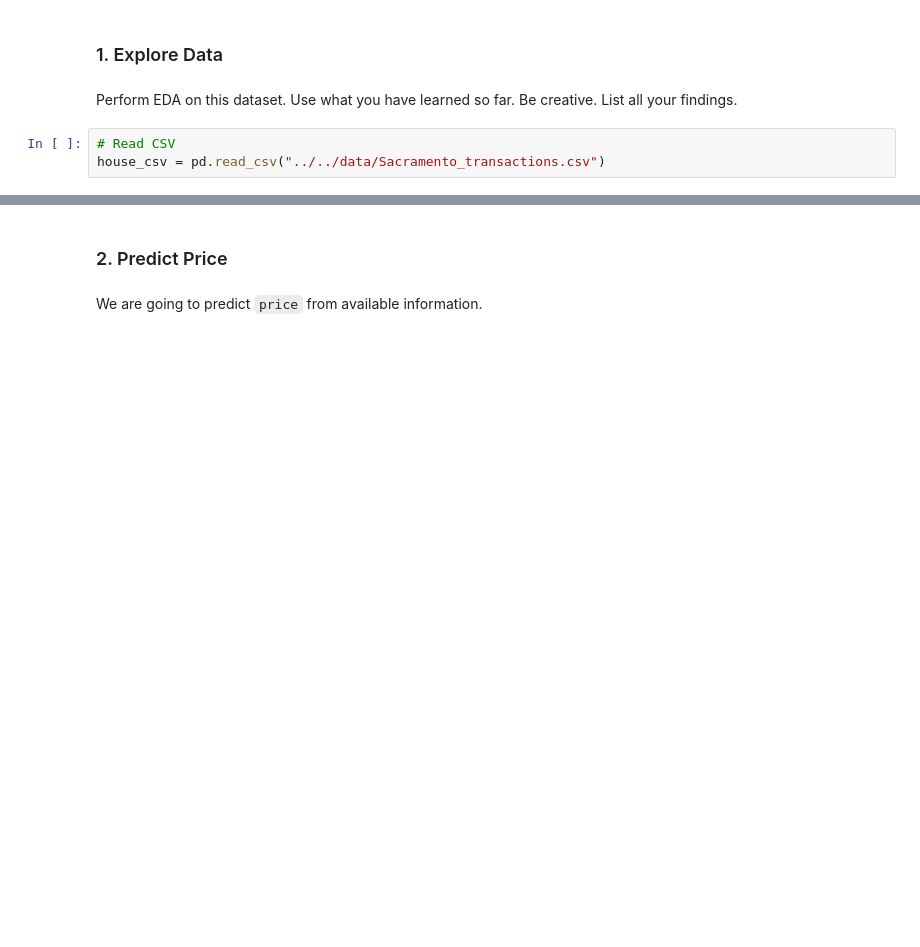
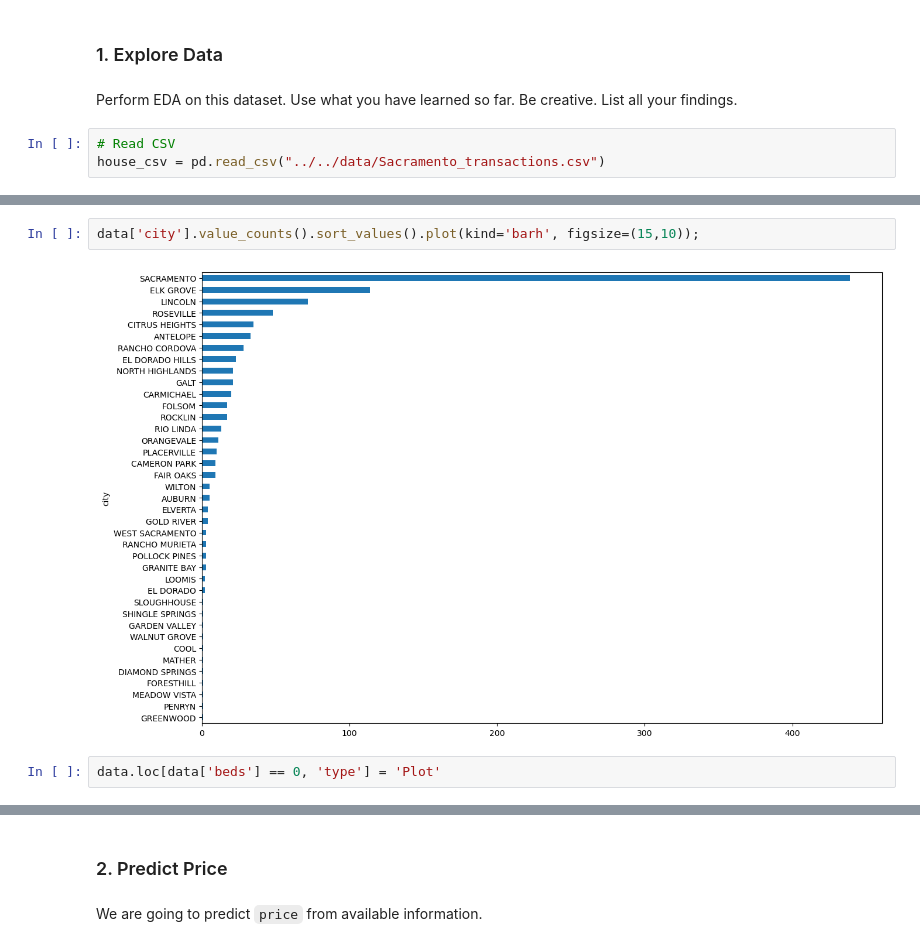
Before and after one commit to TinaDuong18/IOD, a Jupyter notebook: Module 4/Lab 4/IOD_Lab 4.1.1.ipynb, the cells around one changed output, grey strips where cells are left out. Saved outputs shown, nothing was run; the diff lists cells and outputs as text; blank space fills up the shorter version.

```diff
--- a/Module 4/Lab 4/IOD_Lab 4.1.1.ipynb
+++ b/Module 4/Lab 4/IOD_Lab 4.1.1.ipynb
@@ -34,0 +123,6 @@ house_csv.head()
+# %%
+data['city'].value_counts().sort_values().plot(kind='barh', figsize=(15,10));
+# %% [output]
+[figure, added]
+# %%
+data.loc[data['beds'] == 0, 'type'] = 'Plot'
```
Also changed, not shown: parts of 55 cells of this notebook.
